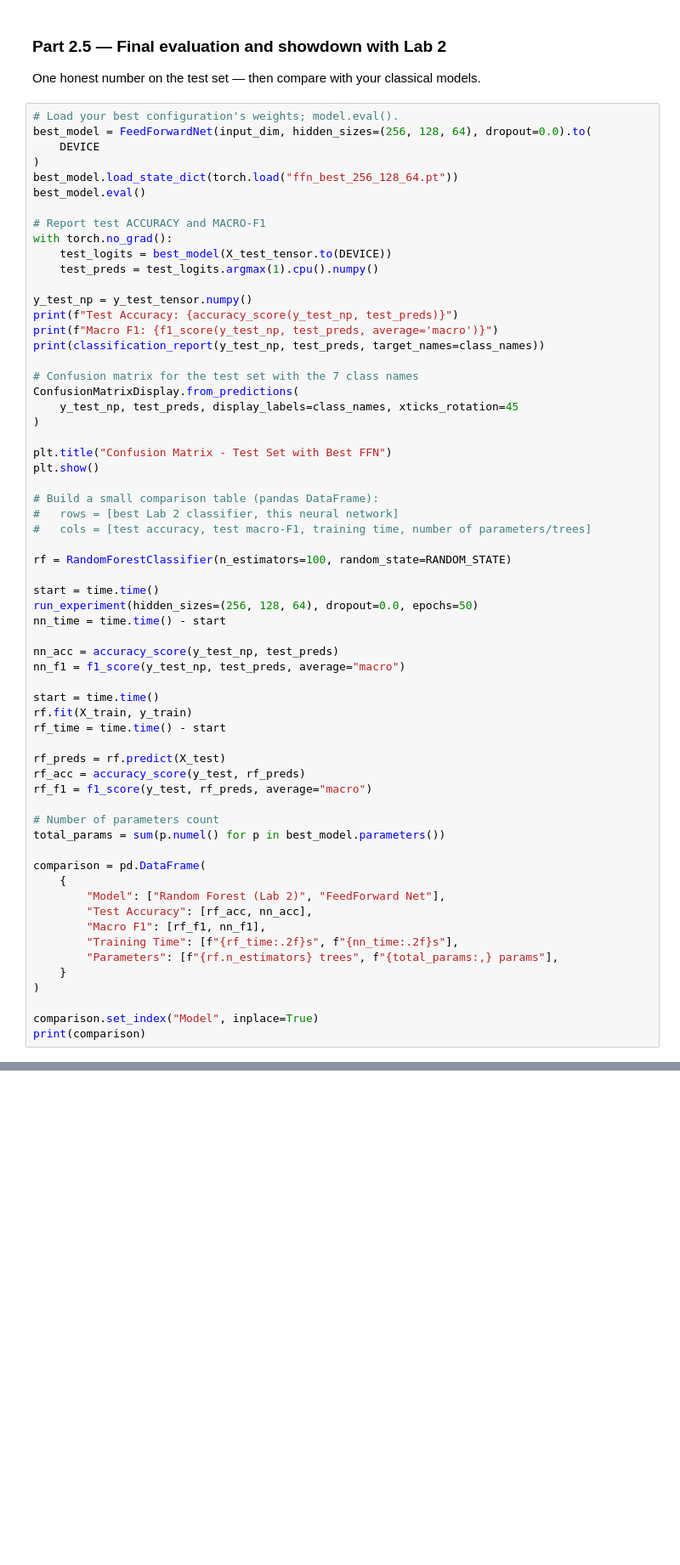
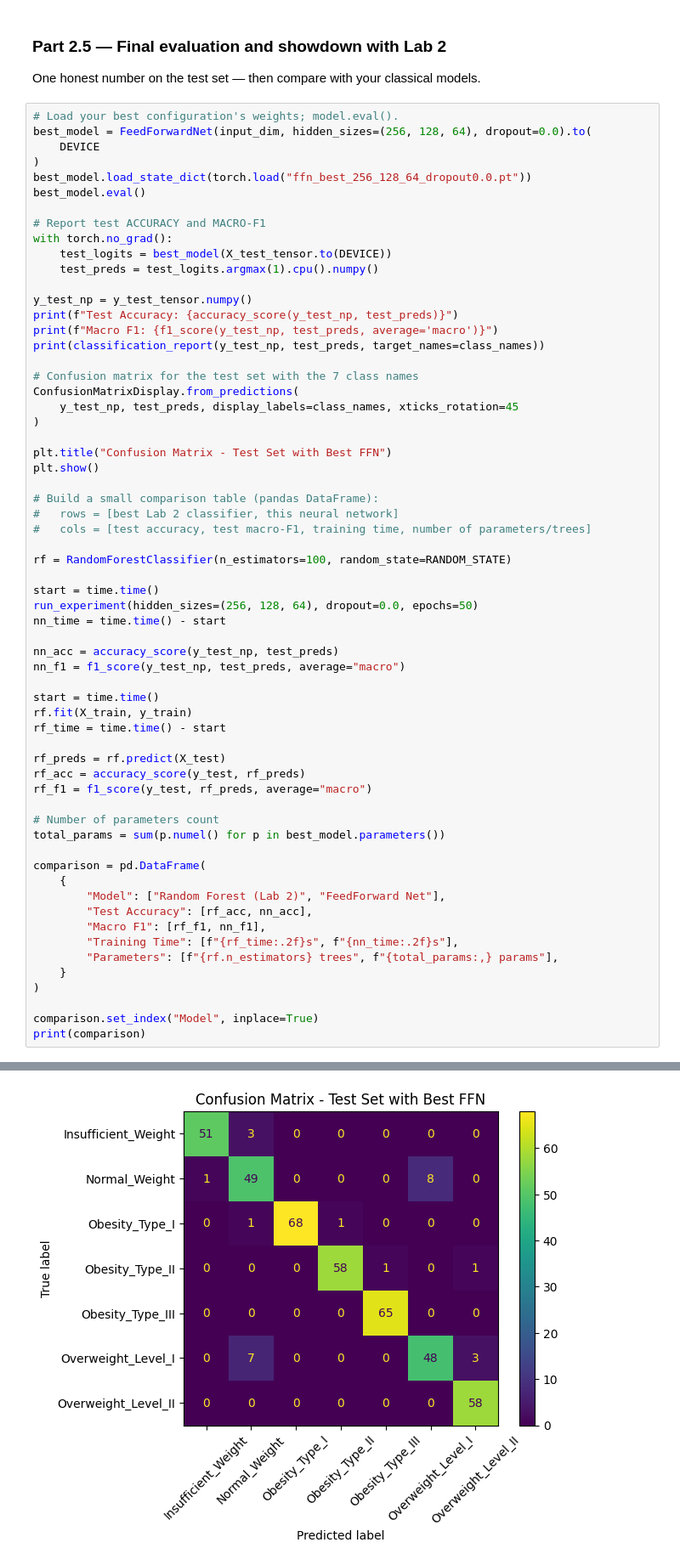
Before and after one commit to jupiterbouncer/Subair_Oluwademilade_Lab3, a Jupyter notebook: Lab_3.ipynb, the cells around one changed output, grey strips where cells are left out. Shown at 85% size. Saved outputs shown, nothing was run; the diff lists cells and outputs as text; blank space fills up the shorter version.

```diff
--- a/Lab_3.ipynb
+++ b/Lab_3.ipynb
@@ -793,7 +793,7 @@ One honest number on the test set — then compare with your classical models.
 best_model = FeedForwardNet(input_dim, hidden_sizes=(256, 128, 64), dropout=0.0).to(
     DEVICE
 )
-best_model.load_state_dict(torch.load("ffn_best_256_128_64.pt"))
+best_model.load_state_dict(torch.load("ffn_best_256_128_64_dropout0.0.pt"))
 best_model.eval()
 
 # Report test ACCURACY and MACRO-F1
@@ -857,0 +869 @@ RuntimeError: Error(s) in loading state_dict for FeedForwardNet:
+[figure, added]
```
Also changed, not shown: parts of 5 cells of this notebook.
